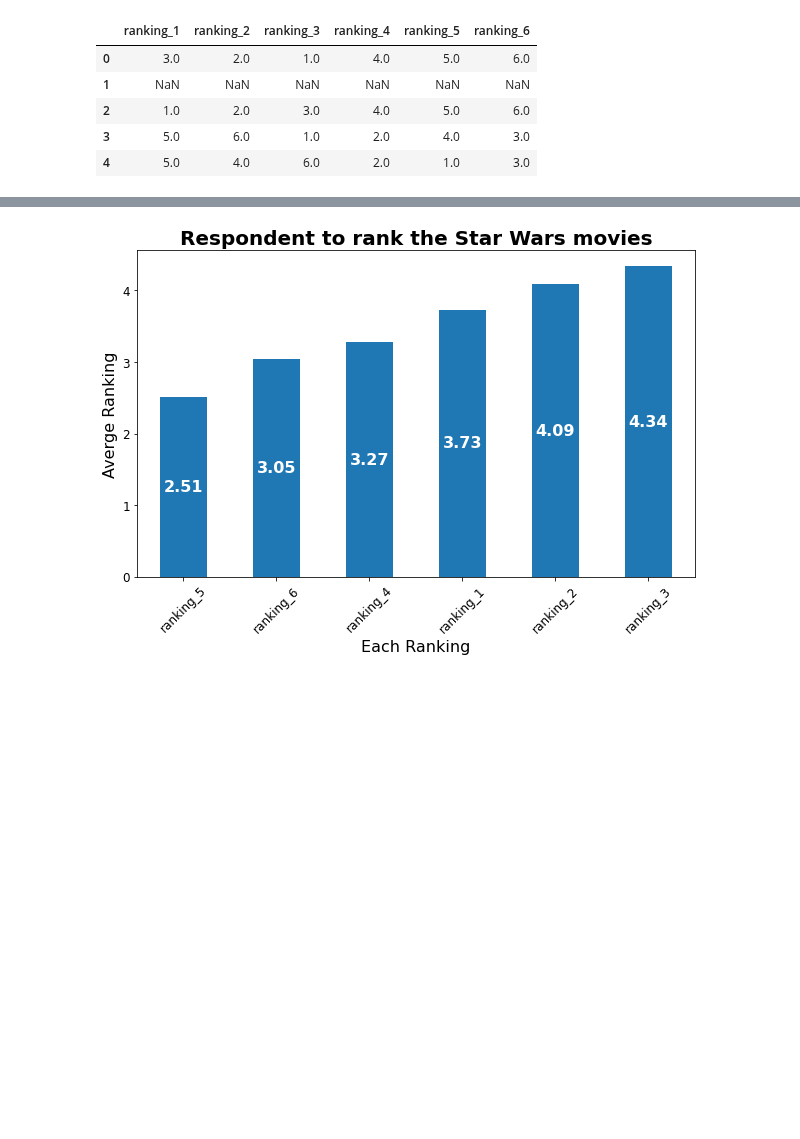
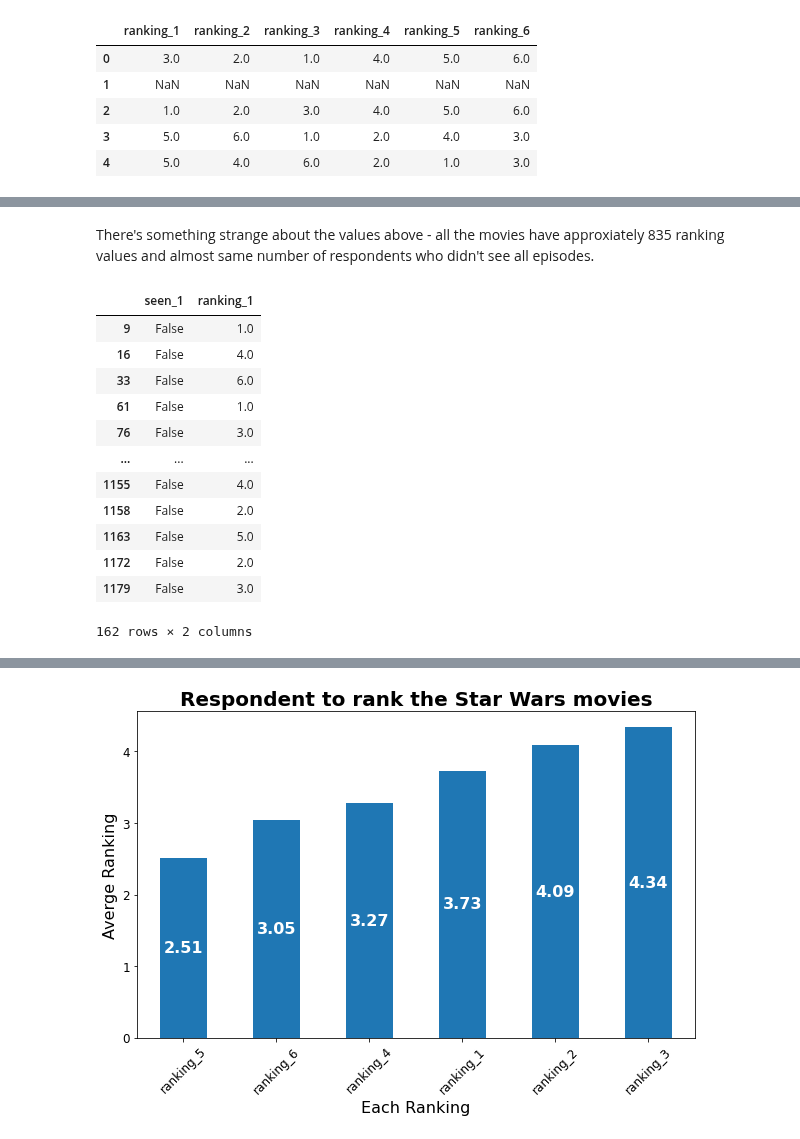
Before and after one commit to MuhammadAwon/datascience-projects, a Jupyter notebook: Projects/star-wars/star-wars-survey.ipynb, the cells around one changed output, grey strips where cells are left out. Cells and saved outputs as stored; diff of their text form; code cells hidden in the pictures; blank space fills up the shorter version.

```diff
--- a/Projects/star-wars/star-wars-survey.ipynb
+++ b/Projects/star-wars/star-wars-survey.ipynb
@@ -311,0 +354,19 @@ Now that we've cleaned up the columns, we can find the highest-ranked movie quic
+# %% [markdown]
+There's something strange about the values above - all the movies have approxiately 835 ranking values and almost same number of respondents who didn't see all episodes.
+# %%
+mask1 = (star_wars['seen_1']==False) & (pd.notnull(star_wars['ranking_1']))
+star_wars[mask1][['seen_1', 'ranking_1']]
+# %% [output]
+|  | seen_1 | ranking_1 |
+| 9 | False | 1.0 |
+| 16 | False | 4.0 |
+| 33 | False | 6.0 |
+| 61 | False | 1.0 |
+| 76 | False | 3.0 |
+| ... | ... | ... |
+| 1155 | False | 4.0 |
+| 1158 | False | 2.0 |
+| 1163 | False | 5.0 |
+| 1172 | False | 2.0 |
+| 1179 | False | 3.0 |
+162 rows × 2 columns
```
Also changed, not shown: parts of 27 cells of this notebook.
